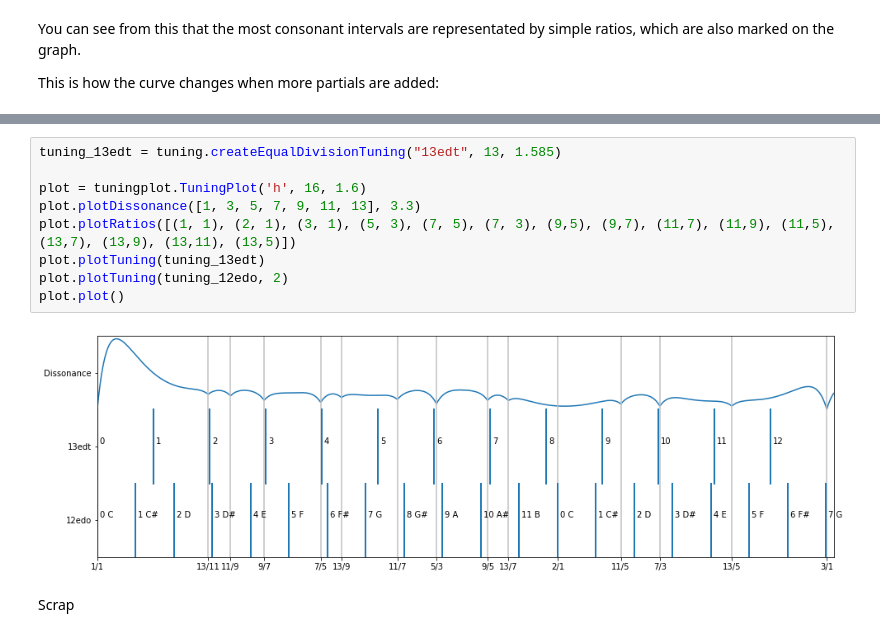
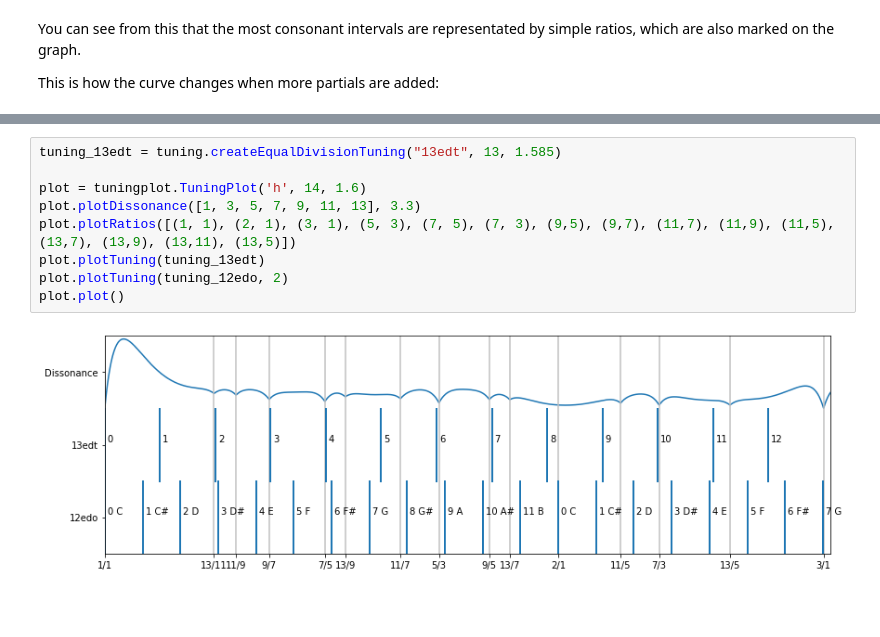
Before and after one commit to pigatron-industries/xen_quantizer, a Jupyter notebook: python/Tuning.ipynb, the cells around one changed output, grey strips where cells are left out. Cells and saved outputs as stored; diff of their text form; blank space fills up the shorter version.

```diff
--- a/python/Tuning.ipynb
+++ b/python/Tuning.ipynb
@@ -142,13 +146,11 @@ These intervals fit better with a 13 note equally divided tritave:
 # %%
 tuning_13edt = tuning.createEqualDivisionTuning("13edt", 13, 1.585)
 
-plot = tuningplot.TuningPlot('h', 16, 1.6)
+plot = tuningplot.TuningPlot('h', 14, 1.6)
 plot.plotDissonance([1, 3, 5, 7, 9, 11, 13], 3.3)
 plot.plotRatios([(1, 1), (2, 1), (3, 1), (5, 3), (7, 5), (7, 3), (9,5), (9,7), (11,7), (11,9), (11,5), (13,7), (13,9), (13,11), (13,5)])
 plot.plotTuning(tuning_13edt)
 plot.plotTuning(tuning_12edo, 2)
 plot.plot()
 # %% [output]
-[figure, old version]
+[figure, new version]
-# %% [markdown]
-Scrap
```
Also changed, not shown: parts of 17 cells of this notebook, 1 other file.
